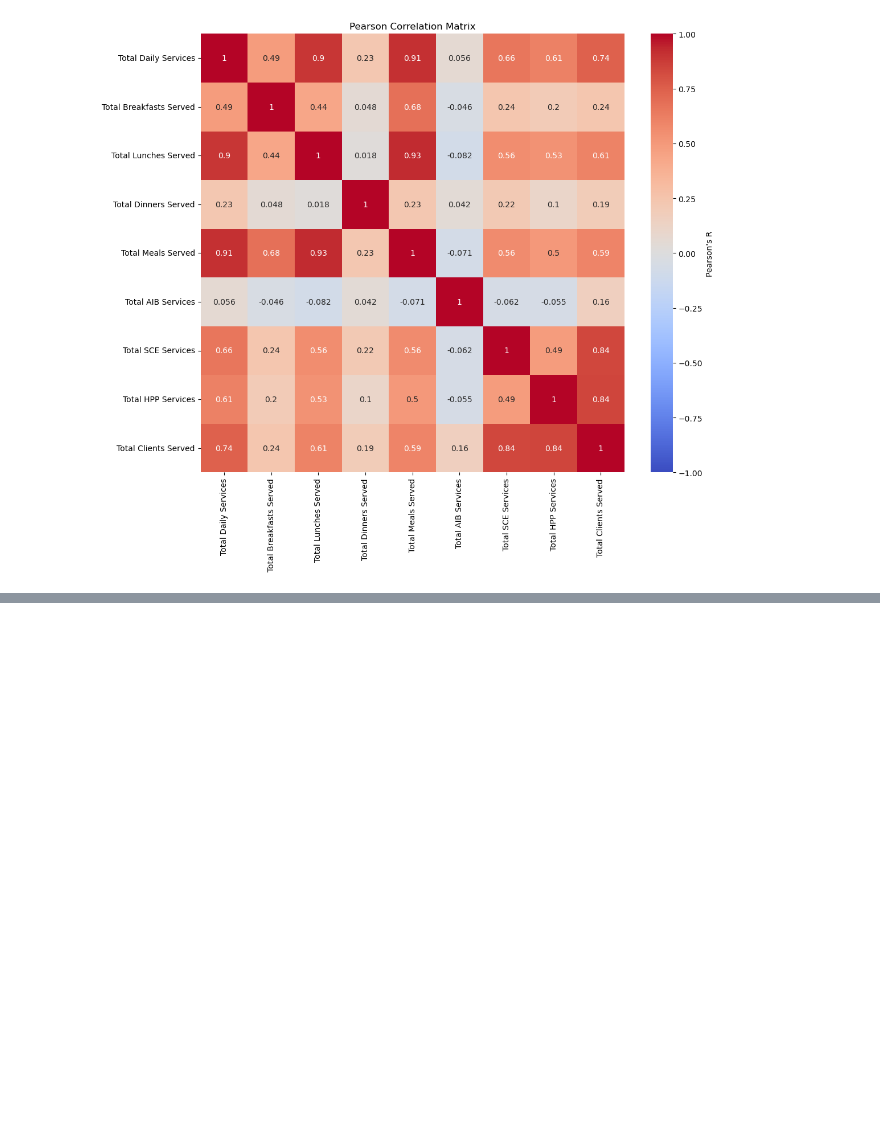
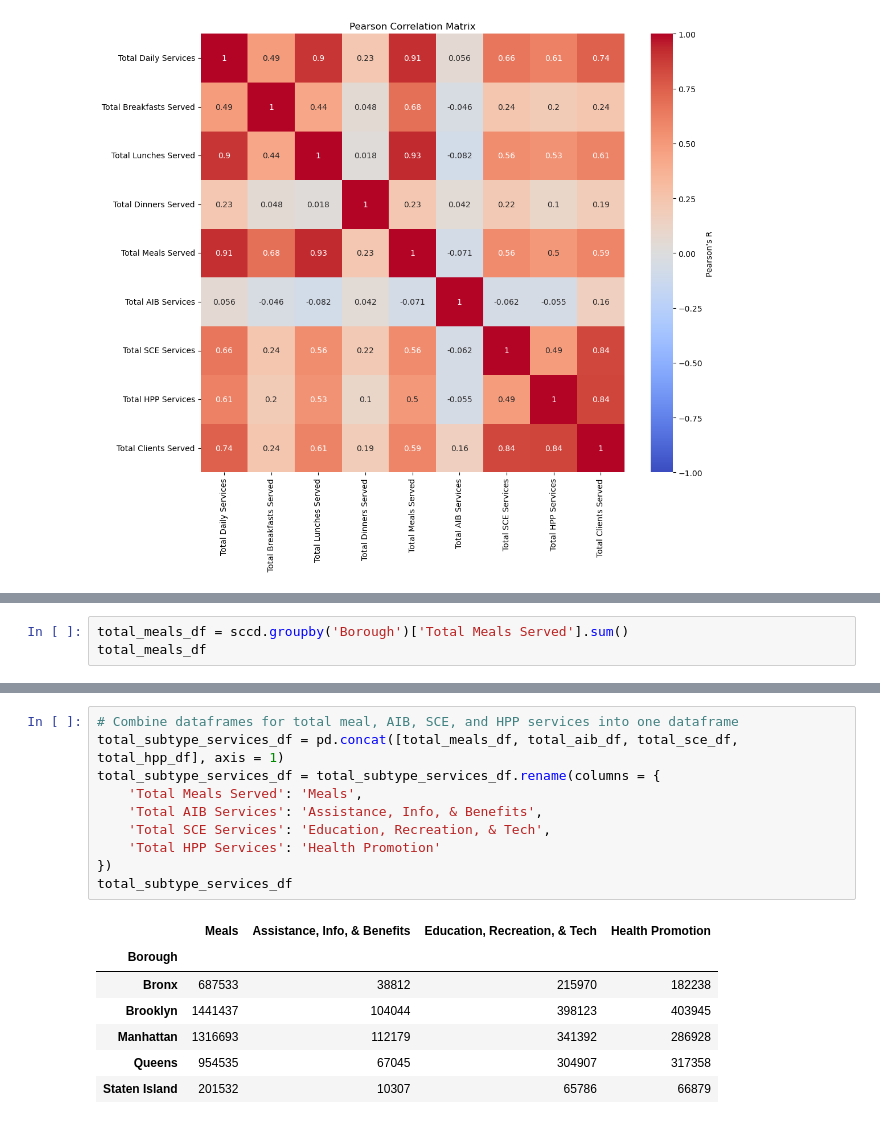
Before and after one commit to valeriemagalong/NYC-Aging, a Jupyter notebook: eda_senior_center_client_data.ipynb, the cells around one changed output, grey strips where cells are left out. Drawn from its saved outputs; the diff is of its cells as text; blank space fills up the shorter version.

```diff
--- a/eda_senior_center_client_data.ipynb
+++ b/eda_senior_center_client_data.ipynb
@@ -68,0 +113,3 @@ plt.show()
+# %%
+total_meals_df = sccd.groupby('Borough')['Total Meals Served'].sum()
+total_meals_df
@@ -68,0 +163,18 @@ plt.show()
+# %%
+# Combine dataframes for total meal, AIB, SCE, and HPP services into one dataframe
+total_subtype_services_df = pd.concat([total_meals_df, total_aib_df, total_sce_df, total_hpp_df], axis = 1)
+total_subtype_services_df = total_subtype_services_df.rename(columns = {
+    'Total Meals Served': 'Meals',
+    'Total AIB Services': 'Assistance, Info, & Benefits',
+    'Total SCE Services': 'Education, Recreation, & Tech',
+    'Total HPP Services': 'Health Promotion'
+})
+total_subtype_services_df
+# %% [output]
+|  | Meals | Assistance, Info, & Benefits | Education, Recreation, & Tech | Health Promotion |
+| Borough |  |  |  |  |
+| Bronx | 687533 | 38812 | 215970 | 182238 |
+| Brooklyn | 1441437 | 104044 | 398123 | 403945 |
+| Manhattan | 1316693 | 112179 | 341392 | 286928 |
+| Queens | 954535 | 67045 | 304907 | 317358 |
+| Staten Island | 201532 | 10307 | 65786 | 66879 |
```
Also changed, not shown: parts of 17 cells of this notebook, 1 other file.
